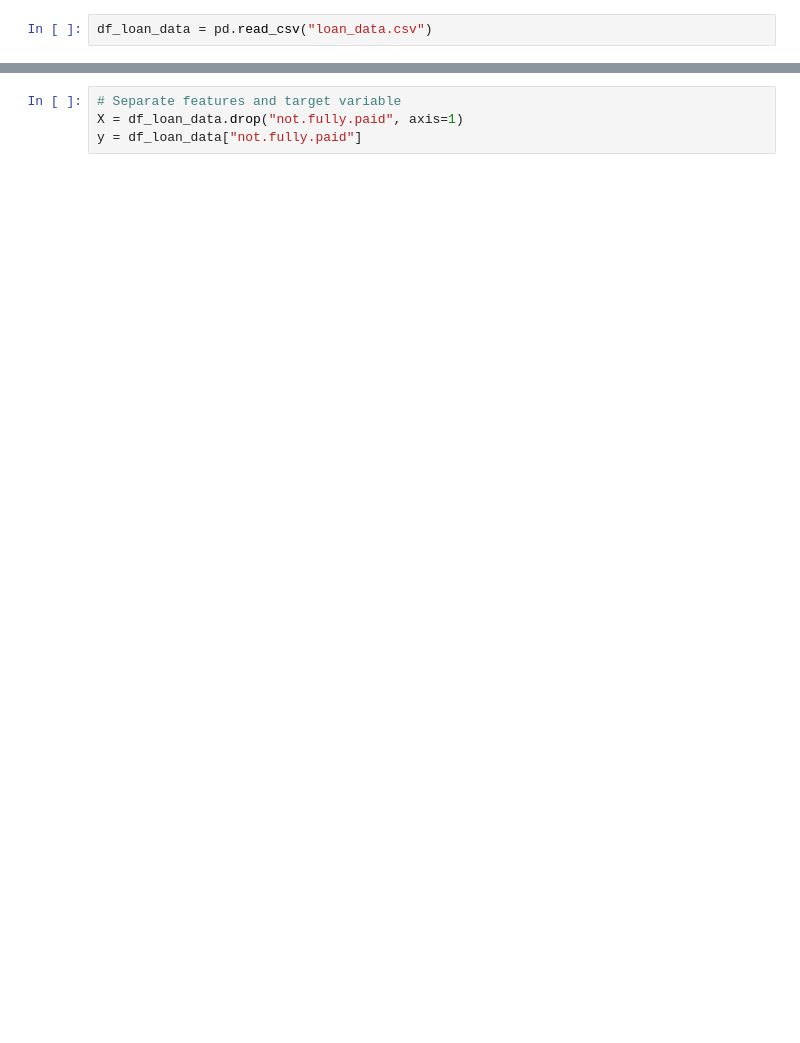
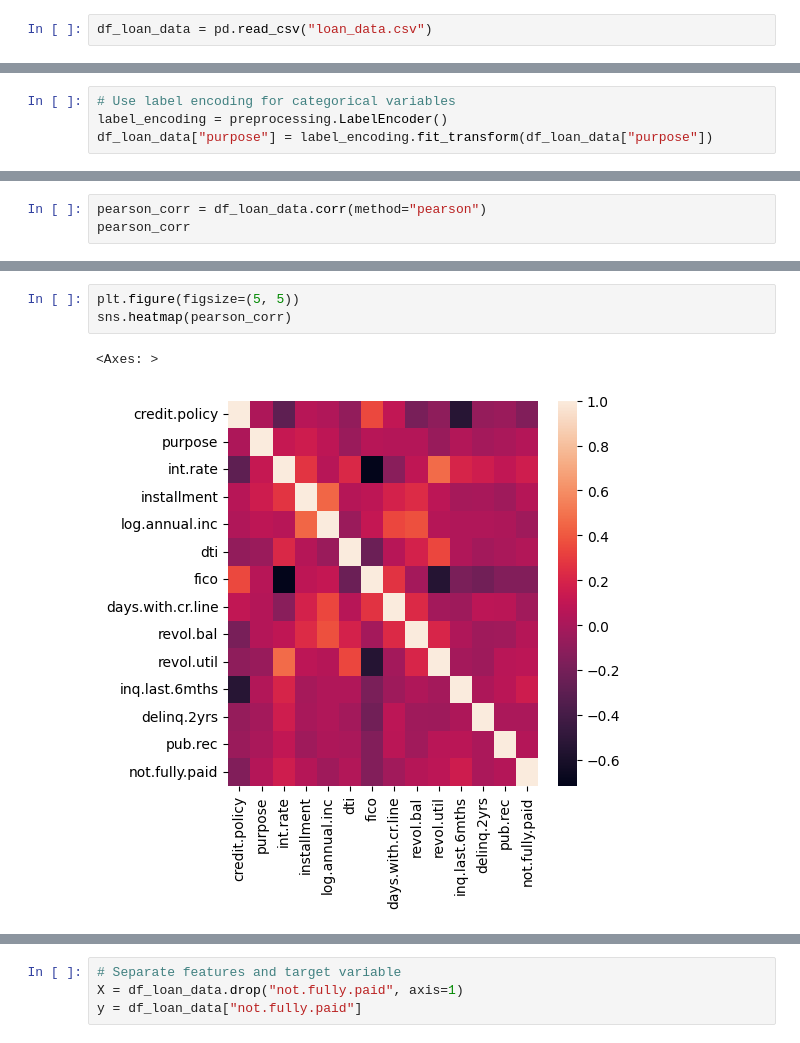
Before and after one commit to raseniero/loan-approval-prediction-model-using-keras-tensorflow, a Jupyter notebook: leading_loan.ipynb, the cells around one changed output, grey strips where cells are left out. Drawn from its saved outputs; the diff is of its cells as text; blank space fills up the shorter version.

Commit message:
added graphs

```diff
--- a/leading_loan.ipynb
+++ b/leading_loan.ipynb
@@ -21,0 +48,4 @@ df_loan_data = pd.read_csv("loan_data.csv")
+# %%
+# Use label encoding for categorical variables
+label_encoding = preprocessing.LabelEncoder()
+df_loan_data["purpose"] = label_encoding.fit_transform(df_loan_data["purpose"])
@@ -21,0 +61,3 @@ df_loan_data = pd.read_csv("loan_data.csv")
+# %%
+pearson_corr = df_loan_data.corr(method="pearson")
+pearson_corr
@@ -21,0 +80,6 @@ df_loan_data = pd.read_csv("loan_data.csv")
+# %%
+plt.figure(figsize=(5, 5))
+sns.heatmap(pearson_corr)
+# %% [output]
+<Axes: >
+[figure, added]
```
Also changed, not shown: parts of 24 cells of this notebook.
